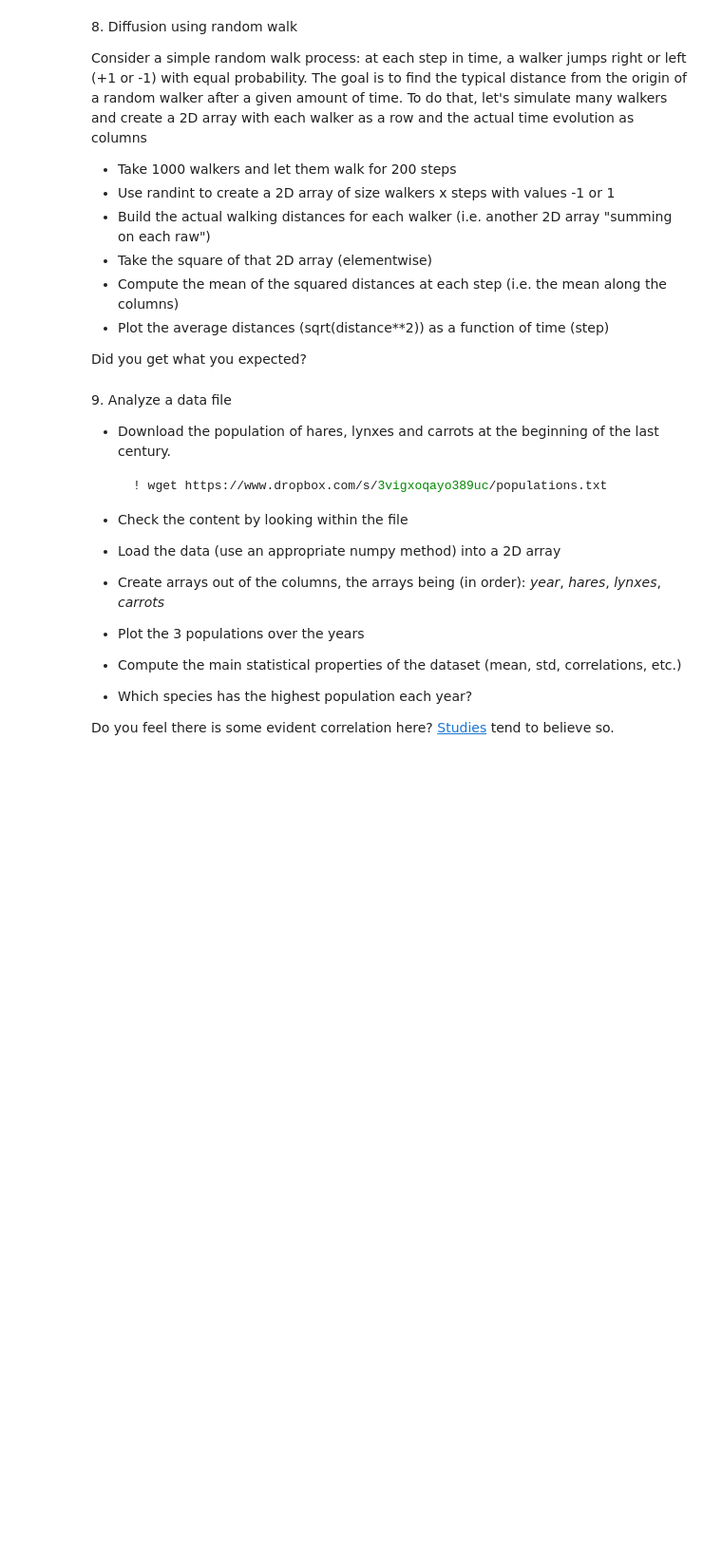
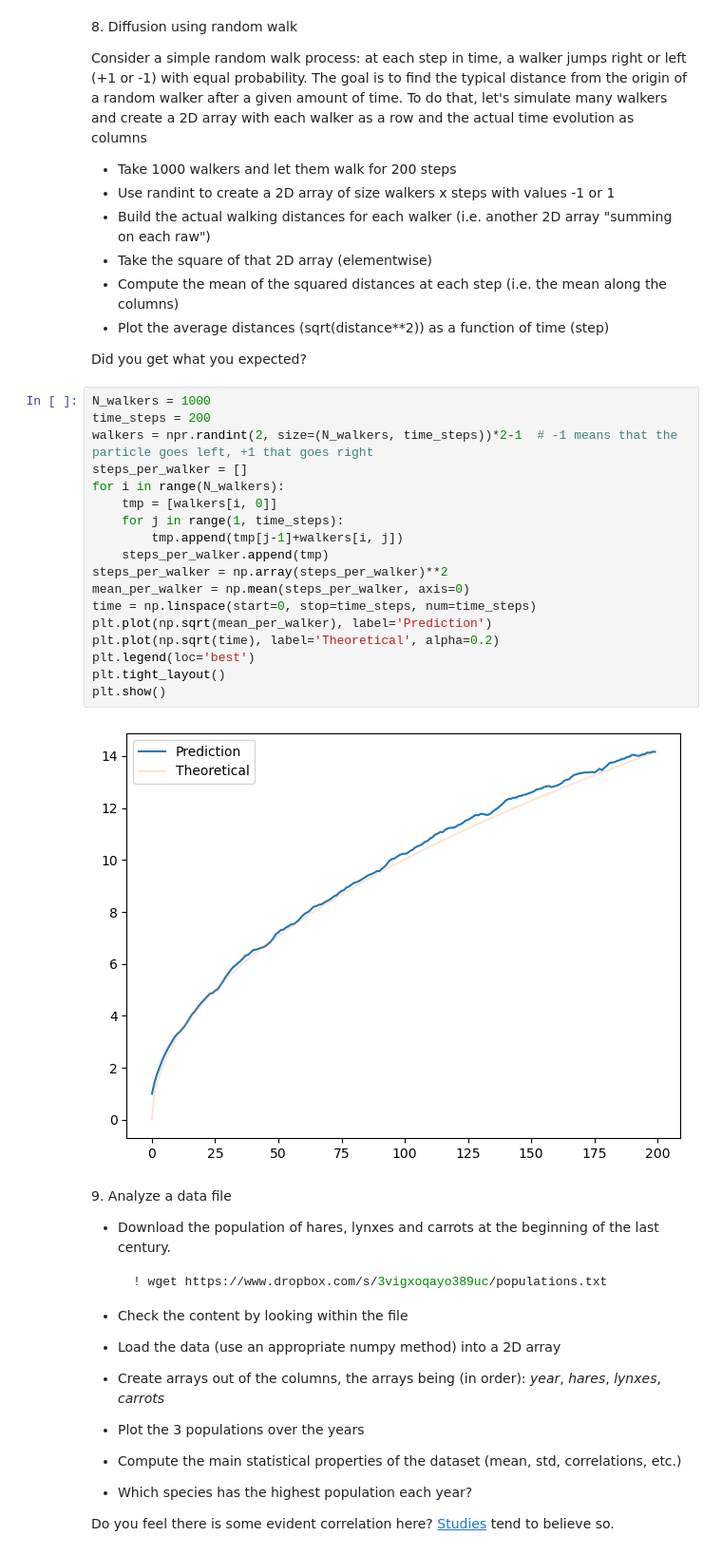
Before and after one commit to RiccardoTancredi/LaboratoryOfComputationalPhysics_Y5, a Jupyter notebook: 04ex_Numpy.ipynb, the cells around one changed output. Shown at 95% size. Cells and saved outputs as stored; diff of their text form; blank space fills up the shorter version.

```diff
--- a/04ex_Numpy.ipynb
+++ b/04ex_Numpy.ipynb
@@ -216,6 +221,26 @@ To do that, let's simulate many walkers and create a 2D array with each walker a
   * Plot the average distances (sqrt(distance\*\*2)) as a function of time (step)
 
 Did you get what you expected?
+# %%
+N_walkers = 1000
+time_steps = 200
+walkers = npr.randint(2, size=(N_walkers, time_steps))*2-1  # -1 means that the particle goes left, +1 that goes right
+steps_per_walker = []
+for i in range(N_walkers):
+    tmp = [walkers[i, 0]]
+    for j in range(1, time_steps):
+        tmp.append(tmp[j-1]+walkers[i, j])
+    steps_per_walker.append(tmp)
+steps_per_walker = np.array(steps_per_walker)**2
+mean_per_walker = np.mean(steps_per_walker, axis=0)
+time = np.linspace(start=0, stop=time_steps, num=time_steps)
+plt.plot(np.sqrt(mean_per_walker), label='Prediction')
+plt.plot(np.sqrt(time), label='Theoretical', alpha=0.2)
+plt.legend(loc='best')
+plt.tight_layout()
+plt.show()
+# %% [output]
+[figure, added]
 # %% [markdown]
 9\. Analyze a data file
   * Download the population of hares, lynxes and carrots at the beginning of the last century.
```
Also changed, not shown: parts of 4 cells of this notebook.
